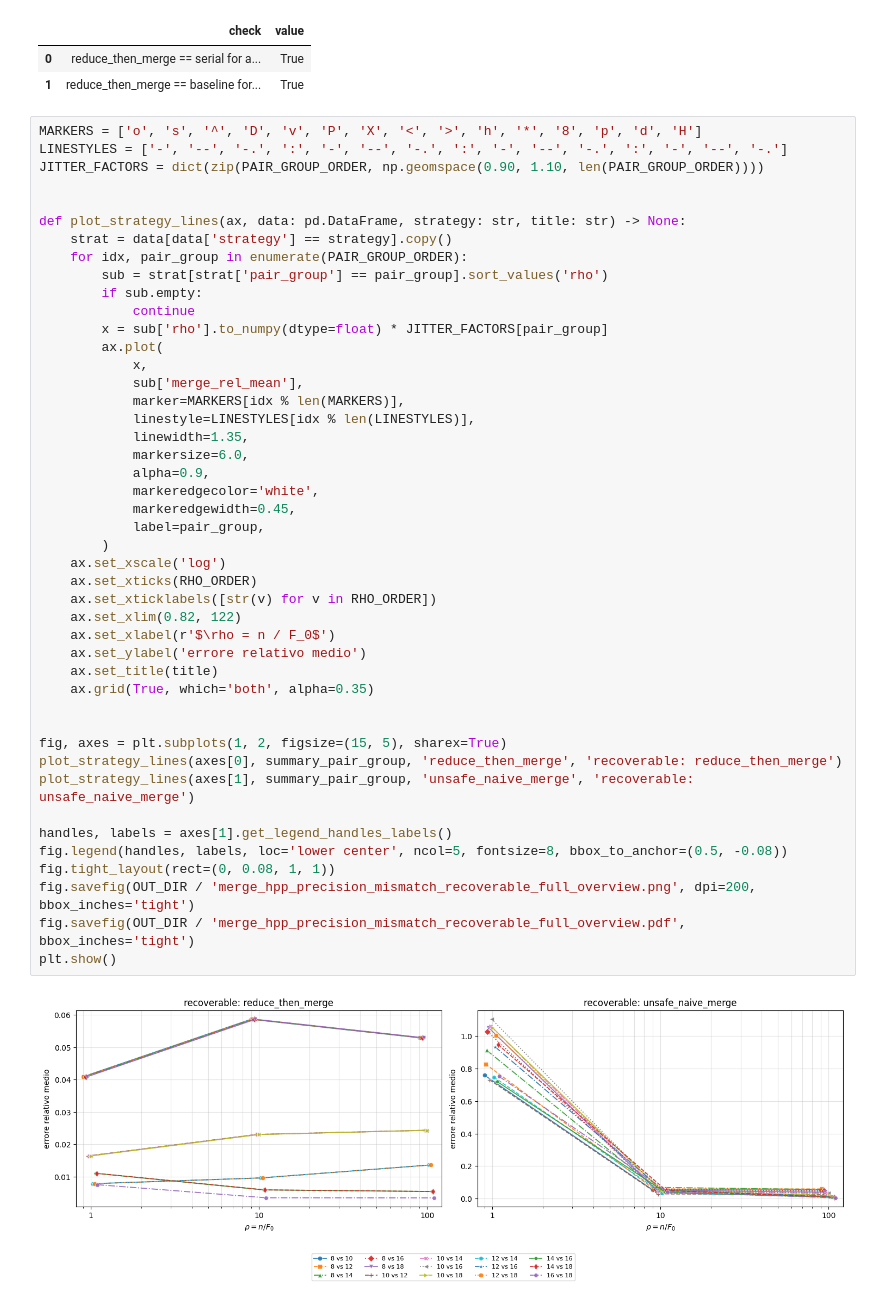
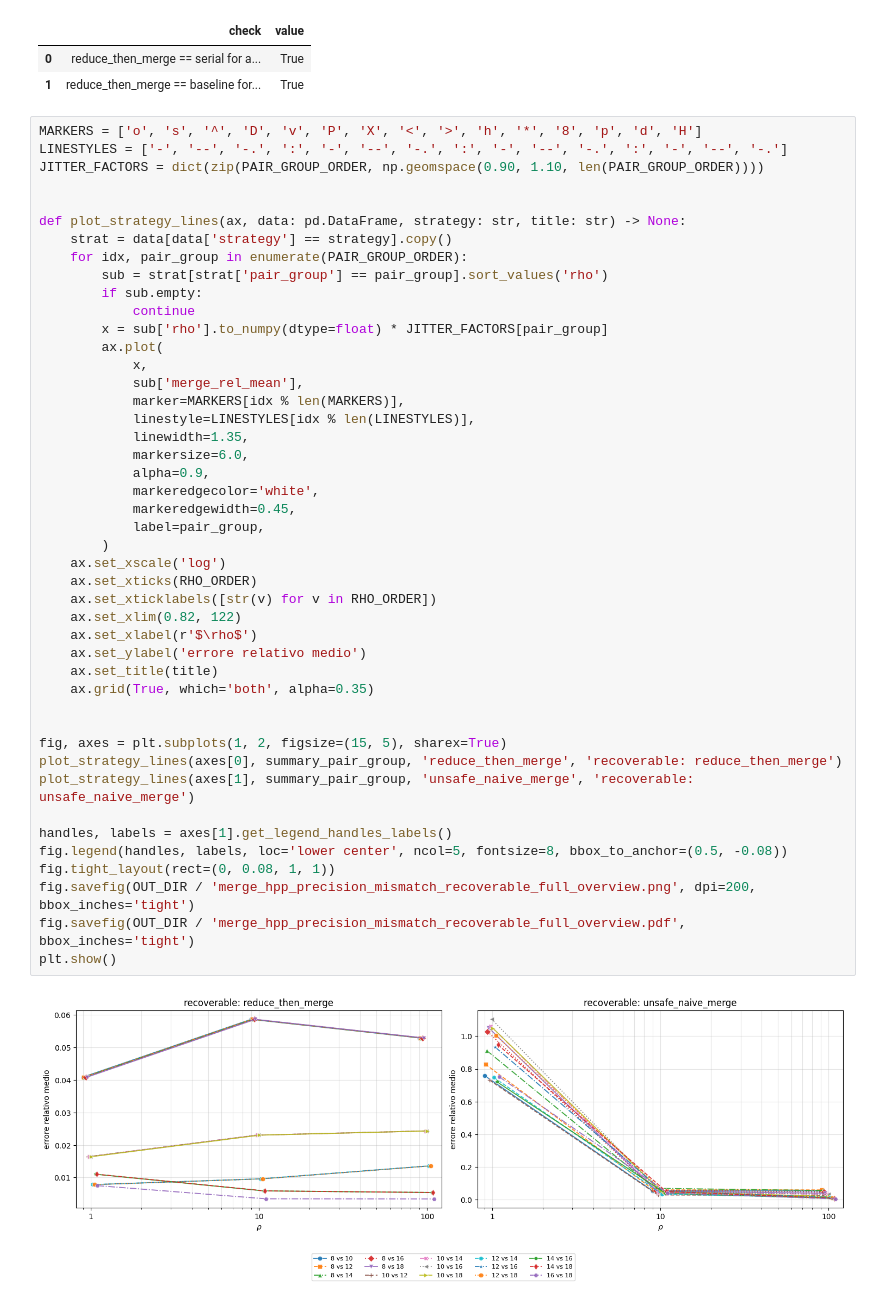
Before and after one commit to kr0bi/satp-cpp, a Jupyter notebook: notebooks/25_ch5_merge_hllpp_precision_mismatch_recoverable_full.ipynb, the cells around one changed output. Cells and saved outputs as stored; diff of their text form.

```diff
--- a/notebooks/25_ch5_merge_hllpp_precision_mismatch_recoverable_full.ipynb
+++ b/notebooks/25_ch5_merge_hllpp_precision_mismatch_recoverable_full.ipynb
@@ -234,35 +234,35 @@ def plot_strategy_lines(ax, data: pd.DataFrame, strategy: str, title: str) -> No
             sub['merge_rel_mean'],
             marker=MARKERS[idx % len(MARKERS)],
             linestyle=LINESTYLES[idx % len(LINESTYLES)],
             linewidth=1.35,
             markersize=6.0,
             alpha=0.9,
             markeredgecolor='white',
             markeredgewidth=0.45,
             label=pair_group,
         )
     ax.set_xscale('log')
     ax.set_xticks(RHO_ORDER)
     ax.set_xticklabels([str(v) for v in RHO_ORDER])
     ax.set_xlim(0.82, 122)
-    ax.set_xlabel(r'$\rho = n / F_0$')
+    ax.set_xlabel(r'$\rho$')
     ax.set_ylabel('errore relativo medio')
     ax.set_title(title)
     ax.grid(True, which='both', alpha=0.35)
 
 
 fig, axes = plt.subplots(1, 2, figsize=(15, 5), sharex=True)
 plot_strategy_lines(axes[0], summary_pair_group, 'reduce_then_merge', 'recoverable: reduce_then_merge')
 plot_strategy_lines(axes[1], summary_pair_group, 'unsafe_naive_merge', 'recoverable: unsafe_naive_merge')
 
 handles, labels = axes[1].get_legend_handles_labels()
 fig.legend(handles, labels, loc='lower center', ncol=5, fontsize=8, bbox_to_anchor=(0.5, -0.08))
 fig.tight_layout(rect=(0, 0.08, 1, 1))
 fig.savefig(OUT_DIR / 'merge_hpp_precision_mismatch_recoverable_full_overview.png', dpi=200, bbox_inches='tight')
 fig.savefig(OUT_DIR / 'merge_hpp_precision_mismatch_recoverable_full_overview.pdf', bbox_inches='tight')
 plt.show()
 # %% [output]
-[figure, old version]
+[figure, new version]
 # %%
 def plot_heatmap(strategy: str, out_stem: str, title: str) -> None:
     matrix = (
```
Also changed, not shown: parts of 1 cell of this notebook, 6 other files.
